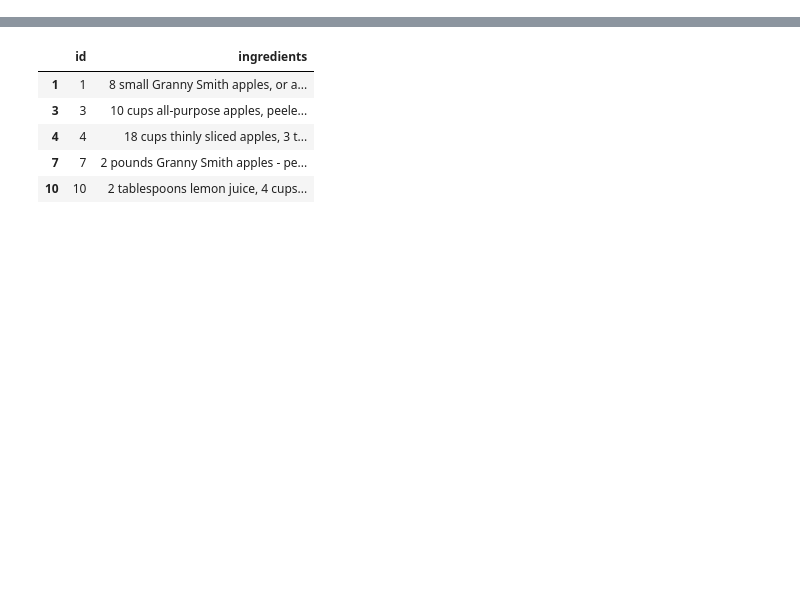
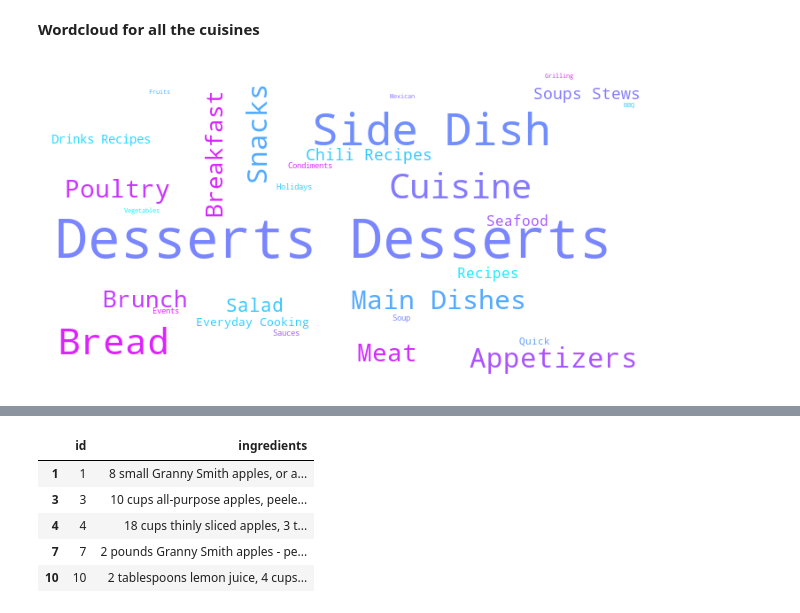
Before and after one commit to emiwuwu/DessertPalette, a Jupyter notebook: DessertPalette_Recipes.ipynb, the cells around one changed output, grey strips where cells are left out. Drawn from its saved outputs; the diff is of its cells as text; code cells hidden in the pictures; blank space fills up the shorter version.

```diff
--- a/DessertPalette_Recipes.ipynb
+++ b/DessertPalette_Recipes.ipynb
@@ -39,3 +48,3 @@ dtype: bool
 # %%
 # Dropup null
-df.dropna(inplace=True)
+recipe.dropna(inplace=True)
@@ -112,0 +135,18 @@ Name: cuisine, dtype: int64
+# %% [markdown]
+**Wordcloud for all the cuisines**
+# %%
+x= recipe_nodup['cuisine'].values
+
+plt.subplots(figsize = (8,8))
+
+wordcloud = WordCloud (
+                    background_color = 'white',
+                    width = 700,
+                    height = 350,
+                    colormap = 'cool').generate(' '.join(x))
+plt.imshow(wordcloud) # image show
+plt.axis('off') # to off the axis of x and y
+# plt.savefig('cuisines.png')
+plt.show()
+# %% [output]
+[figure, added]
```
Also changed, not shown: parts of 51 cells of this notebook, 5 other files.
